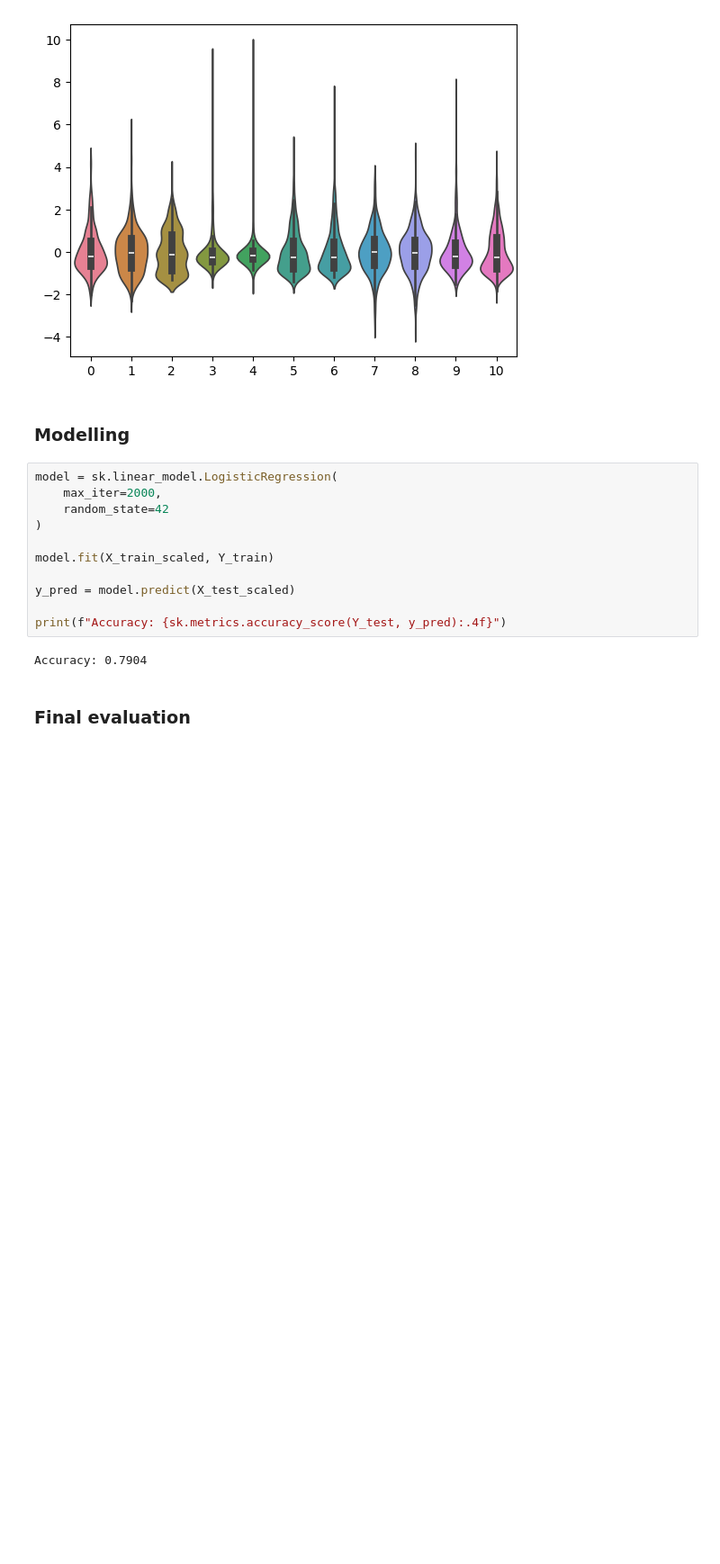
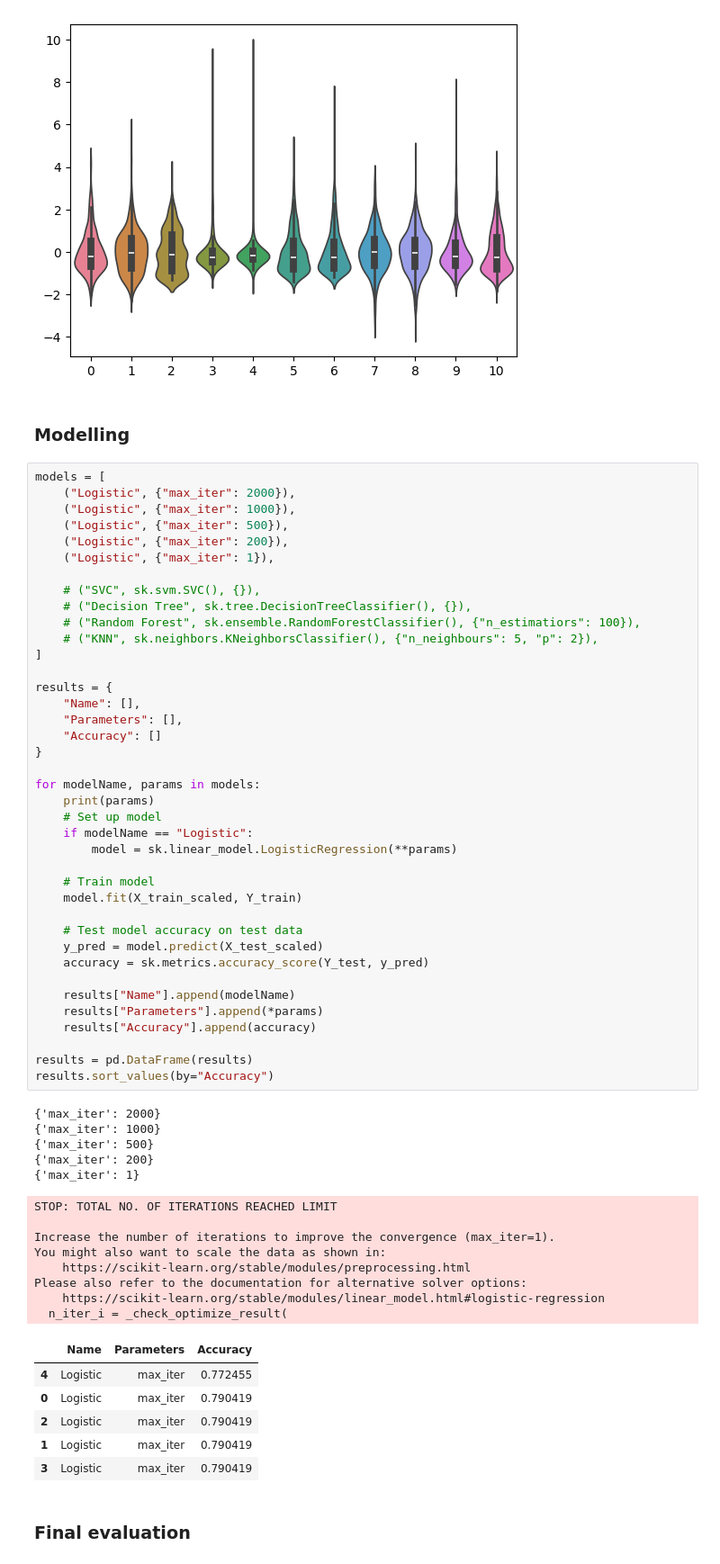
Before and after one commit to JohannesStandal/DAT200, a Jupyter notebook: CA3/CA3_template.ipynb, the cells around one changed output. Shown at 90% size. Cells and saved outputs as stored; diff of their text form; blank space fills up the shorter version.

Commit message:
Framework for training multiple different models with different parameters

```diff
--- a/CA3/CA3_template.ipynb
+++ b/CA3/CA3_template.ipynb
@@ -51,19 +52,65 @@ sns.violinplot(X_train_scaled)
 [figure]
 # %% [markdown]
 ### Modelling
-# %%
-model = sk.linear_model.LogisticRegression(
-    max_iter=2000,
-    random_state=42
-)
-
-model.fit(X_train_scaled, Y_train)
-
-y_pred = model.predict(X_test_scaled)
-
-print(f"Accuracy: {sk.metrics.accuracy_score(Y_test, y_pred):.4f}")
-# %% [output]
-Accuracy: 0.7904
+# %%
+models = [
+    ("Logistic", {"max_iter": 2000}),
+    ("Logistic", {"max_iter": 1000}),
+    ("Logistic", {"max_iter": 500}),
+    ("Logistic", {"max_iter": 200}),
+    ("Logistic", {"max_iter": 1}),
+
+    # ("SVC", sk.svm.SVC(), {}),
+    # ("Decision Tree", sk.tree.DecisionTreeClassifier(), {}),
+    # ("Random Forest", sk.ensemble.RandomForestClassifier(), {"n_estimatiors": 100}),
+    # ("KNN", sk.neighbors.KNeighborsClassifier(), {"n_neighbours": 5, "p": 2}),
+]
+
+results = {
+    "Name": [],
+    "Parameters": [],
+    "Accuracy": []
+}
+
+for modelName, params in models:
+    print(params)
+    # Set up model
+    if modelName == "Logistic":
+        model = sk.linear_model.LogisticRegression(**params)
+
+    # Train model
+    model.fit(X_train_scaled, Y_train)
+
+    # Test model accuracy on test data
+    y_pred = model.predict(X_test_scaled)
+    accuracy = sk.metrics.accuracy_score(Y_test, y_pred)
+
+    results["Name"].append(modelName)
+    results["Parameters"].append(*params)
+    results["Accuracy"].append(accuracy)
+
+results = pd.DataFrame(results)
+results.sort_values(by="Accuracy")
+# %% [output]
+{'max_iter': 2000}
+{'max_iter': 1000}
+{'max_iter': 500}
+{'max_iter': 200}
+{'max_iter': 1}
+STOP: TOTAL NO. OF ITERATIONS REACHED LIMIT
+
+Increase the number of iterations to improve the convergence (max_iter=1).
+You might also want to scale the data as shown in:
+    https://scikit-learn.org/stable/modules/preprocessing.html
+Please also refer to the documentation for alternative solver options:
+    https://scikit-learn.org/stable/modules/linear_model.html#logistic-regression
+  n_iter_i = _check_optimize_result(
+|  | Name | Parameters | Accuracy |
+| 4 | Logistic | max_iter | 0.772455 |
+| 0 | Logistic | max_iter | 0.790419 |
+| 2 | Logistic | max_iter | 0.790419 |
+| 1 | Logistic | max_iter | 0.790419 |
+| 3 | Logistic | max_iter | 0.790419 |
 # %% [markdown]
 ### Final evaluation
 # %%
```
Also changed, not shown: parts of 1 cell of this notebook.
